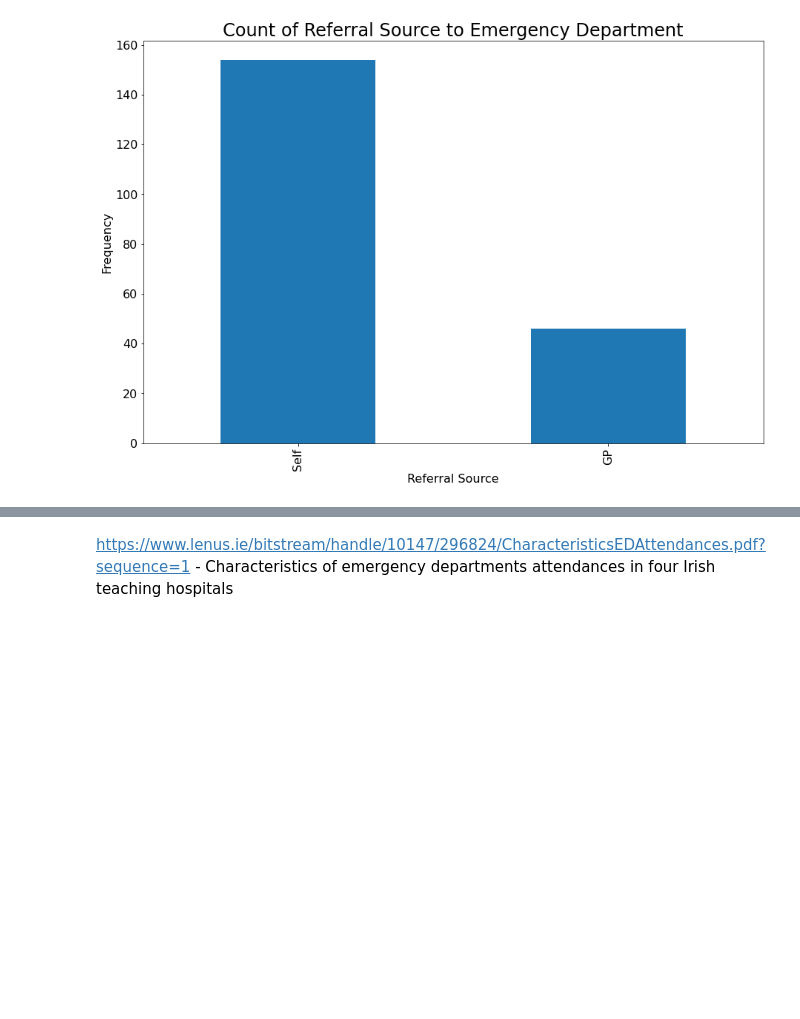
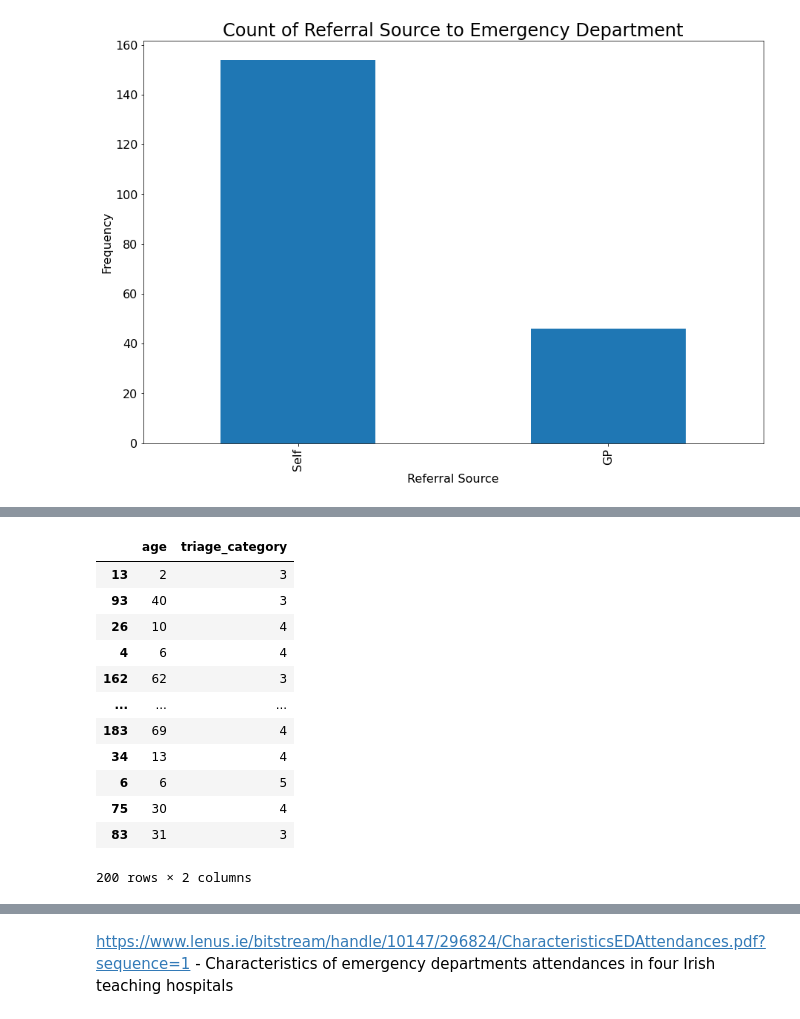
Before and after one commit to fionnmccarthy/Prog_DA_Project, a Jupyter notebook: real_world_phenomenon .ipynb, the cells around one changed output, grey strips where cells are left out. Cells and saved outputs as stored; diff of their text form; code cells hidden in the pictures; blank space fills up the shorter version.

```diff
--- a/real_world_phenomenon .ipynb
+++ b/real_world_phenomenon .ipynb
@@ -277,0 +320,17 @@ PET compliance https://www.imo.ie/news-media/publications/Compliance-PP.pdf
+# %%
+df = age_df.join(triage_df)
+df
+# %% [output]
+|  | age | triage_category |
+| 13 | 2 | 3 |
+| 93 | 40 | 3 |
+| 26 | 10 | 4 |
+| 4 | 6 | 4 |
+| 162 | 62 | 3 |
+| ... | ... | ... |
+| 183 | 69 | 4 |
+| 34 | 13 | 4 |
+| 6 | 6 | 5 |
+| 75 | 30 | 4 |
+| 83 | 31 | 3 |
+200 rows × 2 columns
```
Also changed, not shown: parts of 17 cells of this notebook, 2 other files.
